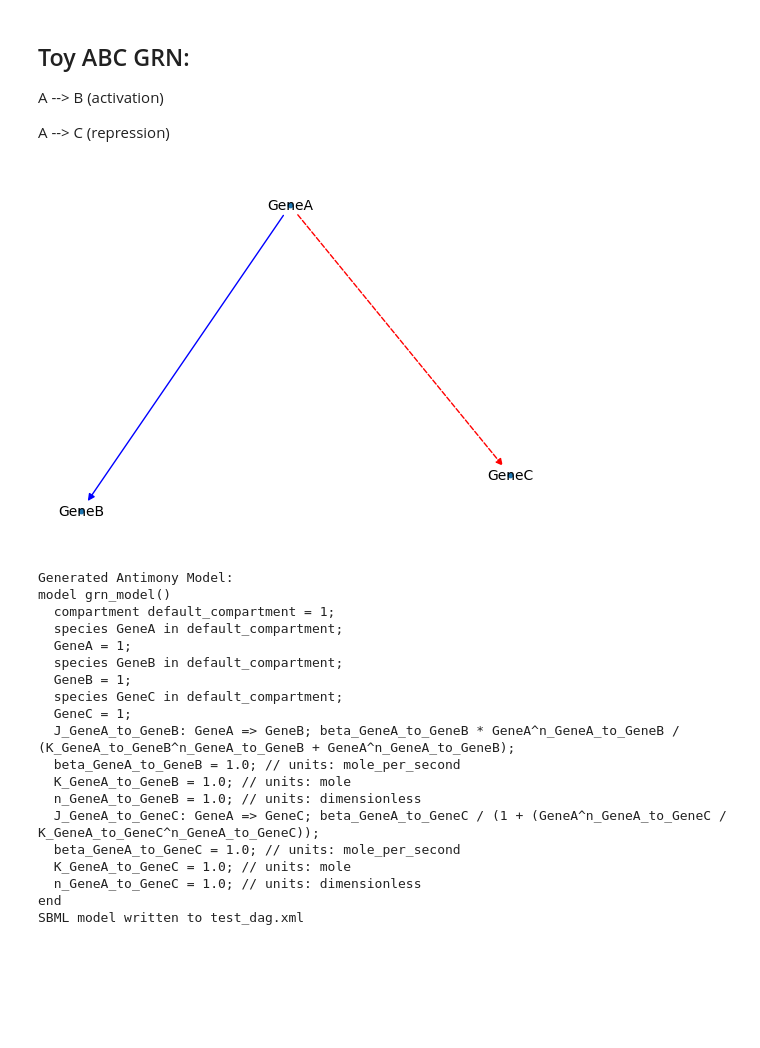
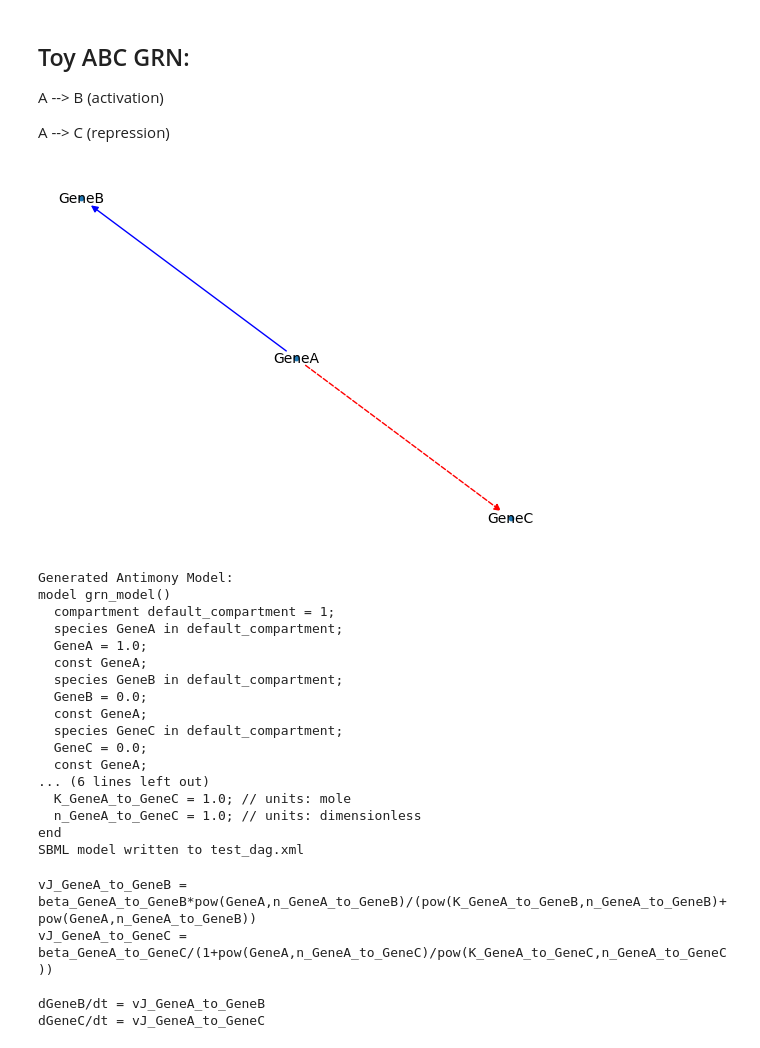
Before and after one commit to CRISPR-CARB/nocap, a Jupyter notebook: notebooks/pyciemss_test.ipynb, the cells around one changed output. Cells and saved outputs as stored; diff of their text form; code cells hidden in the pictures; blank space fills up the shorter version.

```diff
--- a/notebooks/pyciemss_test.ipynb
+++ b/notebooks/pyciemss_test.ipynb
@@ -18,26 +18,26 @@ A --> B (activation)
 A --> C (repression)
 # %%
 # create graph in networkx
-ABC_graph= nx.DiGraph()
-ABC_graph.add_node('GeneA', value=1.0)
-ABC_graph.add_node('GeneB', value=0.0)
-ABC_graph.add_node('GeneC', value=1.0)
-ABC_graph.add_edge('GeneA', 'GeneB', interaction_type='activation')
-ABC_graph.add_edge('GeneA', 'GeneC', interaction_type='repression')
-G = ABC_graph
+dagA_to_B_A_to_C = nx.DiGraph()
+dagA_to_B_A_to_C.add_node('GeneA', value=1.0)
+dagA_to_B_A_to_C.add_node('GeneB', value=0.0)
+dagA_to_B_A_to_C.add_node('GeneC', value=0.0)
+dagA_to_B_A_to_C.add_edge('GeneA', 'GeneB', interaction_type='activation')
+dagA_to_B_A_to_C.add_edge('GeneA', 'GeneC', interaction_type='repression')
+G = dagA_to_B_A_to_C
 
 # plot the network
 pos = nx.spring_layout(G)  # positions for all nodes
 nx.draw_networkx_nodes(G, pos, node_size=10)
 activation_edges = [(u, v) for u, v, d in G.edges(data=True) if d['interaction_type'] == 'activation']
 repression_edges = [(u, v) for u, v, d in G.edges(data=True) if d['interaction_type'] == 'repression']
 nx.draw_networkx_edges(G, pos, edgelist=activation_edges, edge_color='blue', arrows=True)
 nx.draw_networkx_edges(G, pos, edgelist=repression_edges, edge_color='red', arrows=True, style='dashed')
 nx.draw_networkx_labels(G, pos, font_size=10, font_family='sans-serif')
 plt.axis('off')
 plt.show()
 # %% [output]
-[figure, old version]
+[figure, new version]
 # %%
 filename = "test_dag.xml"
 utility.create_sbml_model_from_nx(G,filename)
@@ -46,19 +46,27 @@ Generated Antimony Model:
 model grn_model()
   compartment default_compartment = 1;
   species GeneA in default_compartment;
-  GeneA = 1;
+  GeneA = 1.0;
+  const GeneA;
   species GeneB in default_compartment;
-  GeneB = 1;
+  GeneB = 0.0;
+  const GeneA;
   species GeneC in default_compartment;
-  GeneC = 1;
-  J_GeneA_to_GeneB: GeneA => GeneB; beta_GeneA_to_GeneB * GeneA^n_GeneA_to_GeneB / (K_GeneA_to_GeneB^n_GeneA_to_GeneB + GeneA^n_GeneA_to_GeneB);
-  beta_GeneA_to_GeneB = 1.0; // units: mole_per_second
-  K_GeneA_to_GeneB = 1.0; // units: mole
-  n_GeneA_to_GeneB = 1.0; // units: dimensionless
-  J_GeneA_to_GeneC: GeneA => GeneC; beta_GeneA_to_GeneC / (1 + (GeneA^n_GeneA_to_GeneC / K_GeneA_to_GeneC^n_GeneA_to_GeneC));
-  beta_GeneA_to_GeneC = 1.0; // units: mole_per_second
+  GeneC = 0.0;
+  const GeneA;
+... (6 lines left out)
   K_GeneA_to_GeneC = 1.0; // units: mole
   n_GeneA_to_GeneC = 1.0; // units: dimensionless
 end
 SBML model written to test_dag.xml
+# %%
+rr_model = te.loadSBMLModel(filename)
+odes = te.getODEsFromModel(rr_model)
+print(odes)
+# %% [output]
+vJ_GeneA_to_GeneB = beta_GeneA_to_GeneB*pow(GeneA,n_GeneA_to_GeneB)/(pow(K_GeneA_to_GeneB,n_GeneA_to_GeneB)+pow(GeneA,n_GeneA_to_GeneB))
+vJ_GeneA_to_GeneC = beta_GeneA_to_GeneC/(1+pow(GeneA,n_GeneA_to_GeneC)/pow(K_GeneA_to_GeneC,n_GeneA_to_GeneC))
+
+dGeneB/dt = vJ_GeneA_to_GeneB
+dGeneC/dt = vJ_GeneA_to_GeneC
 # %%
```
Also changed, not shown: parts of 12 cells of this notebook, 10 other files.
